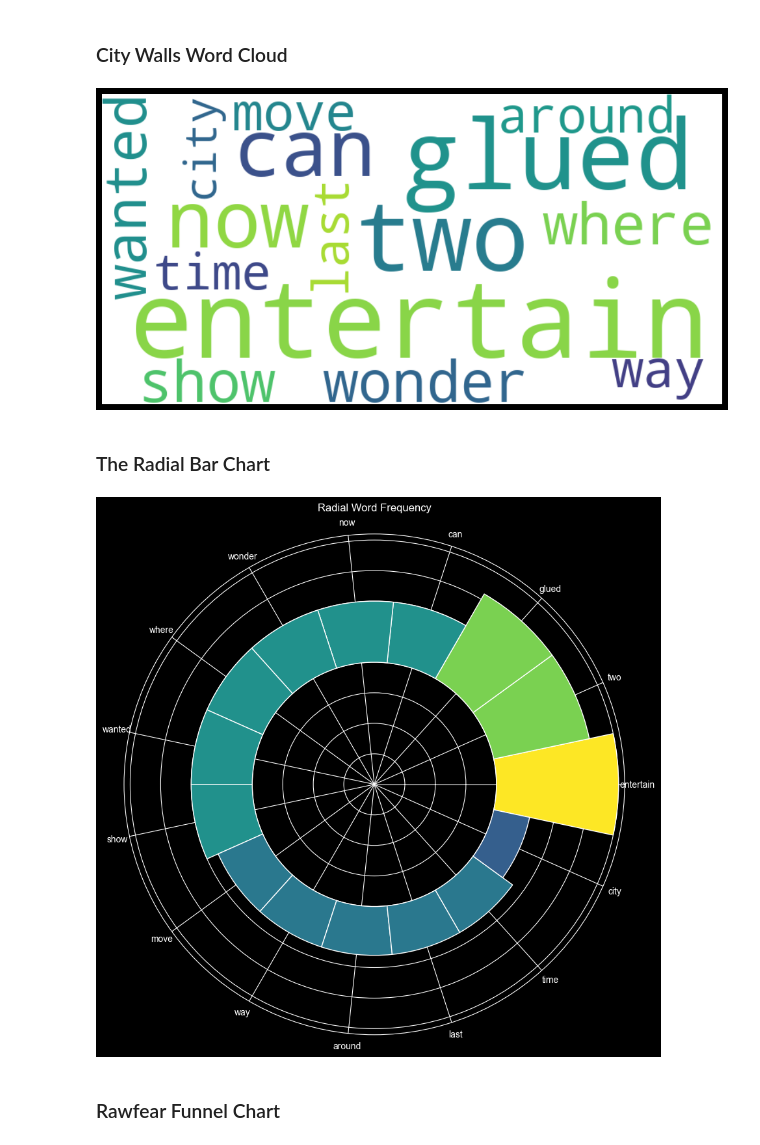
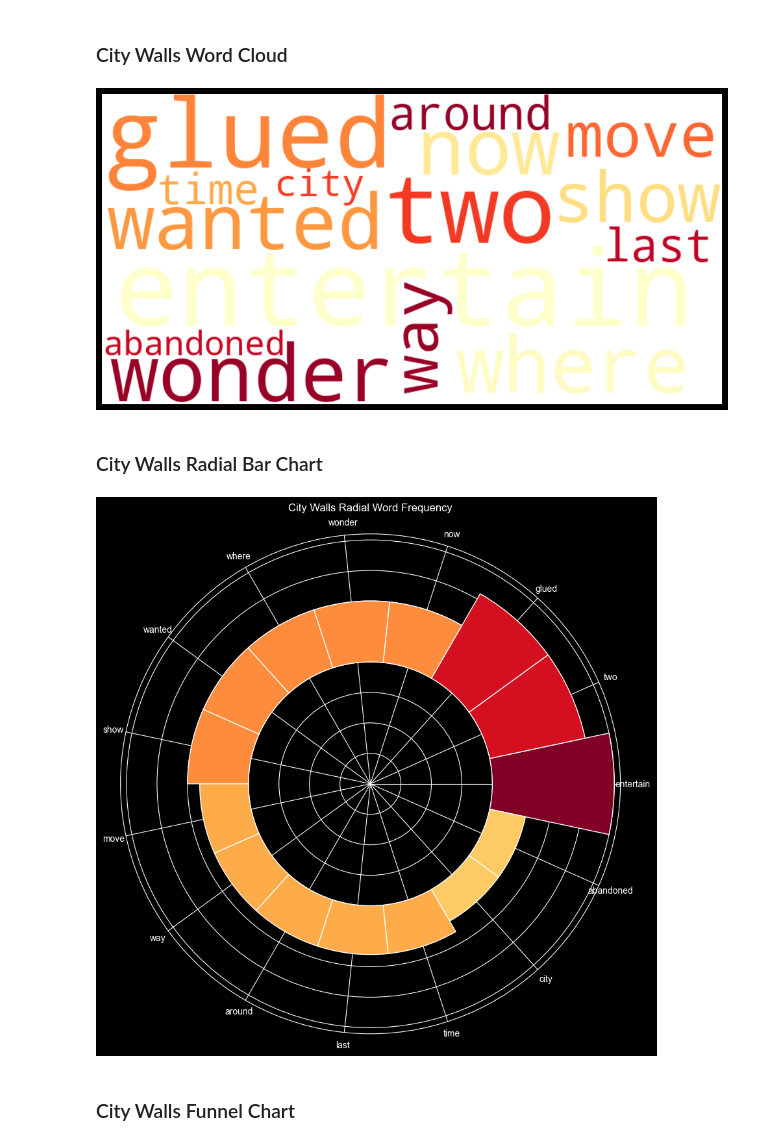
Before and after one commit to MeredithClikkie/torchbearerlab.github.io, a Jupyter notebook: City_walls.ipynb, the cells around one changed output. Cells and saved outputs as stored; diff of their text form; code cells hidden in the pictures.

```diff
--- a/City_walls.ipynb
+++ b/City_walls.ipynb
@@ -23,7 +23,10 @@ stop_words = [
     "but", "if", "or", "because", "as", "until", "while", "of", "at", "by",
     "for", "with", "about", "against", "between", "into", "through", "during",
     "before", "after", "above", "below", "to", "from", "up", "down", "in",
-    "out", "on", "off", "over", "under", "again", "further", "then", "once"
+    "out", "on", "off", "over", "under", "again", "further", "then", "once",
+    "not", "no", "yes", "so", "can", "just", "dont", "yeah", "let", "im", "ah",
+    "want", "like", "ive", "all", "ooh", "ill", "even", "forforforforforfor",
+    "yeahyeahyeahyeah", "daisychained" "thats", "there"
 ]
 
 # Function to remove stop words from a string
@@ -37,7 +40,7 @@ def remove_stopwords(text):
 # df1['unique'] = df1['unique'].apply(remove_stopwords)
 
 lyrics = """Square up with me, I can take your right, throw a left
- Pair up with me, I'ma take you right to the chest
+ Pair up with me, I'm a take you right to the chest
  Warpath etched in the surface
  Lines of the yellow tape, they're moving quiet like a
  Serpentine in a formation
@@ -262,7 +284,7 @@ wordcloud = WordCloud(
     width=800,
     height=400,
     background_color='white',
-    colormap='viridis'
+    colormap='YlOrRd'
 ).generate_from_frequencies(word_freq)
 
 plt.figure(figsize=(15, 7))
@@ -270,32 +292,32 @@ plt.imshow(wordcloud, interpolation='bilinear')
 plt.axis('off')
 plt.show()
 # %% [output]
-[figure, old version]
+[figure, new version]
 # %% [markdown]
-### The Radial Bar Chart
+### City Walls Radial Bar Chart
 # %%
 # Prepare data
 df_counts = pd.DataFrame(counts.most_common(15), columns=['Word', 'Count'])
 n = len(df_counts)
 angles = np.linspace(0, 2 * np.pi, n, endpoint=False)
 widths = [2 * np.pi / n] * n
 
 plt.figure(figsize=(10, 10))
 ax = plt.subplot(111, polar=True)
 
 # Create the bars
 bars = ax.bar(angles, df_counts['Count'], width=widths, bottom=10,
-              color=plt.cm.viridis(df_counts['Count'] / df_counts['Count'].max()),
+              color=plt.cm.YlOrRd(df_counts['Count'] / df_counts['Count'].max()),
               edgecolor='white')
 
 # Add labels
 ax.set_xticks(angles)
 ax.set_xticklabels(df_counts['Word'], fontsize=10)
 ax.set_yticklabels([]) # Hide radial grid numbers
-plt.title("Radial Word Frequency", va='bottom')
+plt.title("City Walls Radial Word Frequency", va='bottom')
 plt.show()
 # %% [output]
-[figure, old version]
+[figure, new version]
 # %% [markdown]
-### Rawfear Funnel Chart
+### City Walls Funnel Chart
 # %%
```
Also changed, not shown: parts of 6 cells of this notebook, 9 other files.
